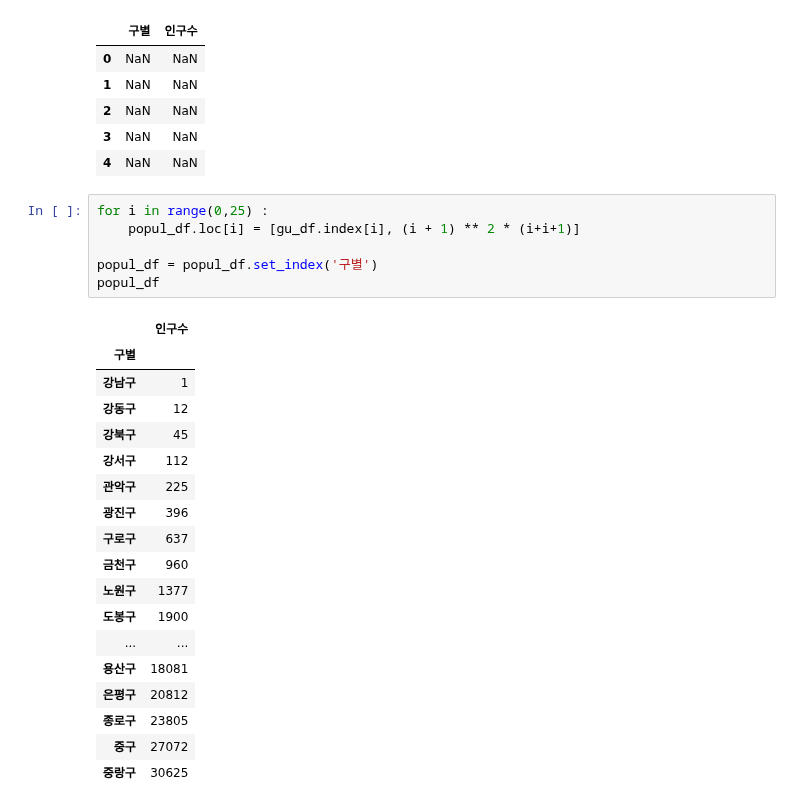
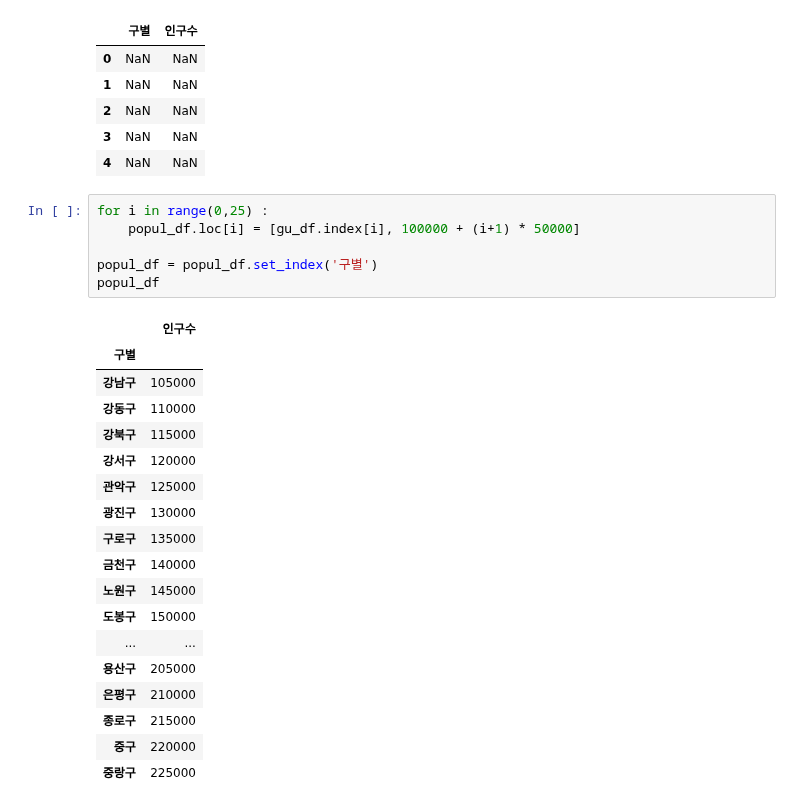
Before and after one commit to ljh15952/AI_Study, a Jupyter notebook: Data_Study/Data_analysis_and_Data_visualization_2.ipynb, the cells around one changed output. Cells and saved outputs as stored; diff of their text form.

```diff
--- a/Data_Study/Data_analysis_and_Data_visualization_2.ipynb
+++ b/Data_Study/Data_analysis_and_Data_visualization_2.ipynb
@@ -360,29 +360,29 @@ popul_df.head()
 | 4 | NaN | NaN |
 # %%
 for i in range(0,25) :
-    popul_df.loc[i] = [gu_df.index[i], (i + 1) ** 2 * (i+i+1)]
+    popul_df.loc[i] = [gu_df.index[i], 100000 + (i+1) * 50000]
 
 popul_df = popul_df.set_index('구별')
 popul_df
 # %% [output]
 |  | 인구수 |
 | 구별 |  |
-| 강남구 | 1 |
-| 강동구 | 12 |
-| 강북구 | 45 |
-| 강서구 | 112 |
-| 관악구 | 225 |
-| 광진구 | 396 |
-| 구로구 | 637 |
-| 금천구 | 960 |
-| 노원구 | 1377 |
-| 도봉구 | 1900 |
+| 강남구 | 105000 |
+| 강동구 | 110000 |
+| 강북구 | 115000 |
+| 강서구 | 120000 |
+| 관악구 | 125000 |
+| 광진구 | 130000 |
+| 구로구 | 135000 |
+| 금천구 | 140000 |
+| 노원구 | 145000 |
+| 도봉구 | 150000 |
 | ... | ... |
-| 용산구 | 18081 |
-| 은평구 | 20812 |
-| 종로구 | 23805 |
-| 중구 | 27072 |
-| 중랑구 | 30625 |
+| 용산구 | 205000 |
+| 은평구 | 210000 |
+| 종로구 | 215000 |
+| 중구 | 220000 |
+| 중랑구 | 225000 |
 # %%
 gu_df_temp = gu_df.join(popul_df)
 gu_df_temp
```
Also changed, not shown: parts of 1 cell of this notebook.
